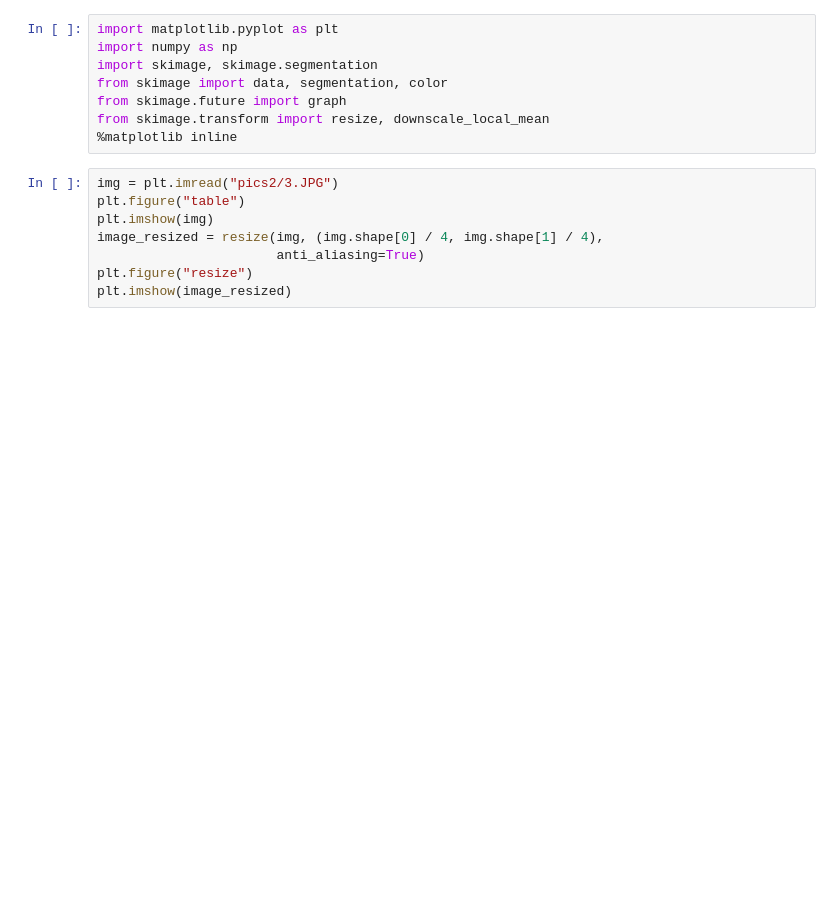
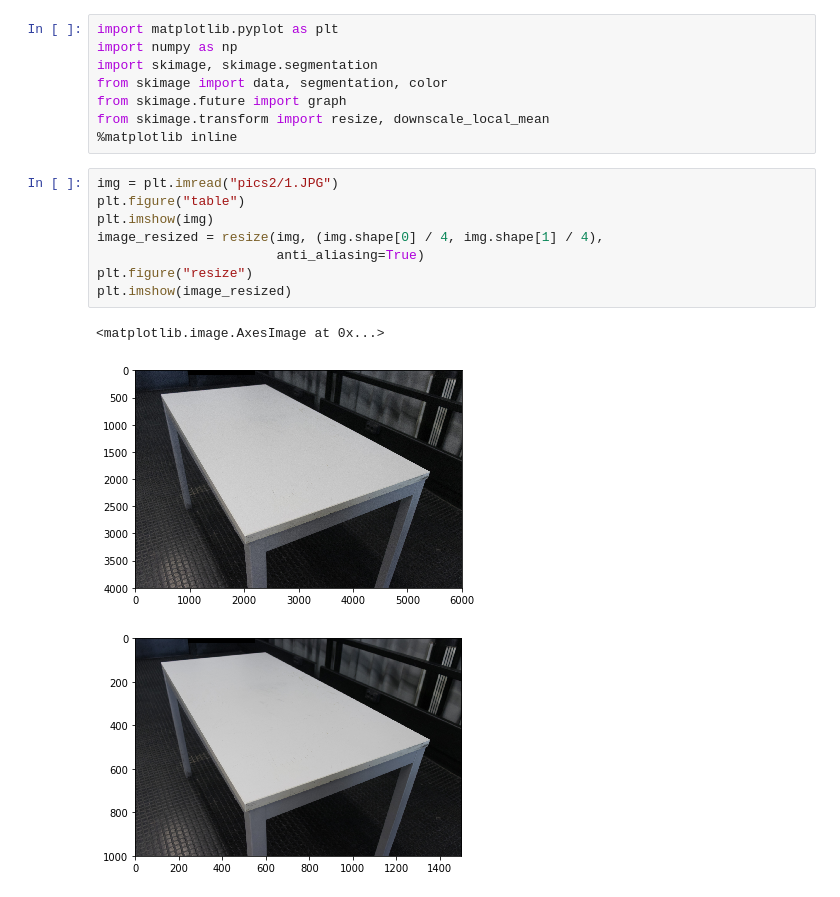
Before and after one commit to arnabdeypolimi/IACV, a Jupyter notebook: Untitled.ipynb, the cells around one changed output. Saved outputs shown, nothing was run; the diff lists cells and outputs as text; blank space fills up the shorter version.

```diff
--- a/Untitled.ipynb
+++ b/Untitled.ipynb
@@ -7,13 +7,17 @@ from skimage.future import graph
 from skimage.transform import resize, downscale_local_mean
 %matplotlib inline
 # %%
-img = plt.imread("pics2/3.JPG")
+img = plt.imread("pics2/1.JPG")
 plt.figure("table")
 plt.imshow(img)
 image_resized = resize(img, (img.shape[0] / 4, img.shape[1] / 4),
                        anti_aliasing=True)
 plt.figure("resize")
 plt.imshow(image_resized)
+# %% [output]
+<matplotlib.image.AxesImage at 0x...>
+[figure, added]
+[figure, added]
 # %%
 labels1 = segmentation.slic(img, compactness=10, n_segments=100,convert2lab=True)
 
```
Also changed, not shown: parts of 3 cells of this notebook, 9 other files.
